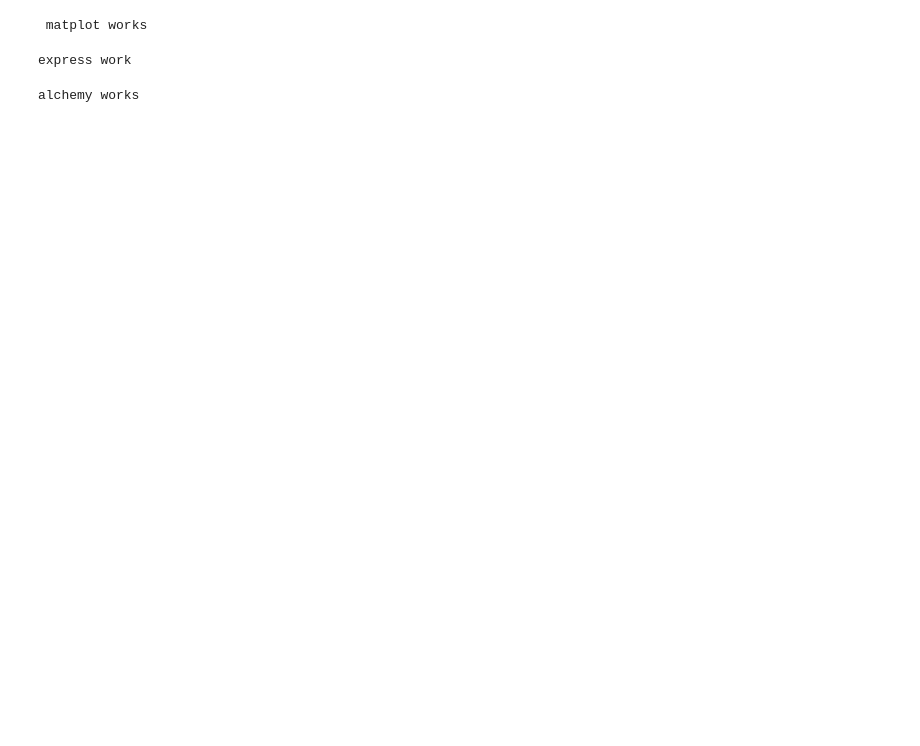
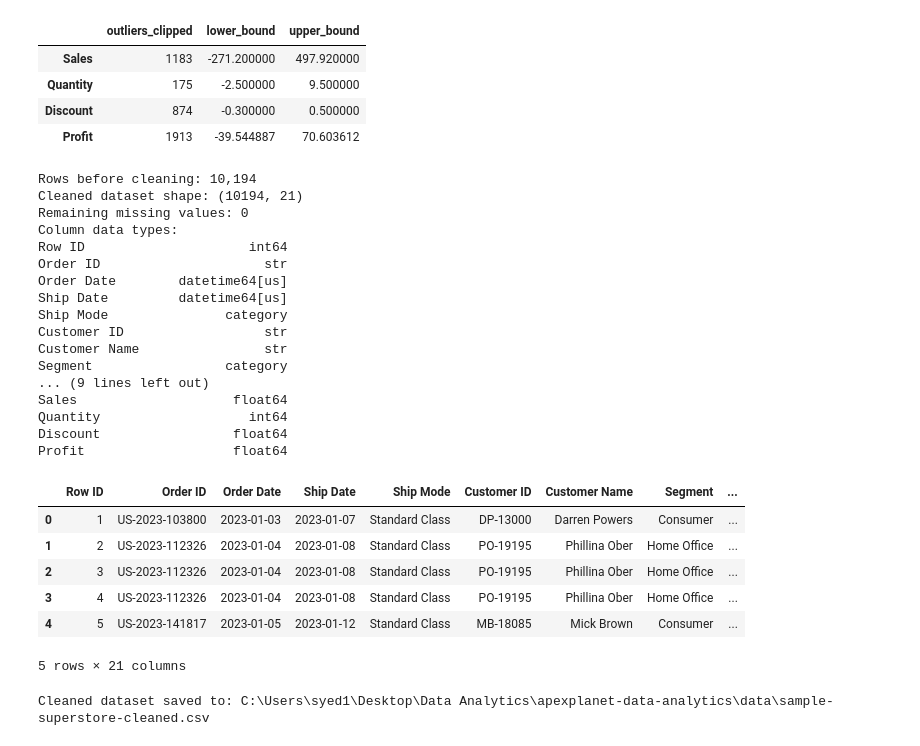
Before and after one commit to Syed2102/apexplanet-data-analytics, a Jupyter notebook: notebooks/01_exploritory_data_analysis.ipynb, the cells around one changed output. Cells and saved outputs as stored; diff of their text form; code cells hidden in the pictures; blank space fills up the shorter version.

Commit message:
Complete Superstore exploratory data analysis
Co-authored-by: Copilot <223556219+Copilot@users.noreply.github.com>

```diff
--- a/notebooks/01_exploritory_data_analysis.ipynb
+++ b/notebooks/01_exploritory_data_analysis.ipynb
@@ -15,15 +66,69 @@ numpy works
 # %%
-import matplotlib.pyplot as plt
-print(" matplot works")
+numeric_columns = [
+    column for column in df.select_dtypes(include="number").columns
+    if column != "Row ID"
+]
+outlier_summary = {}
+
+for column in numeric_columns:
+    original_dtype = df[column].dtype
+    q1 = df[column].quantile(0.25)
+    q3 = df[column].quantile(0.75)
+    iqr = q3 - q1
+    lower_bound = q1 - 1.5 * iqr
+    upper_bound = q3 + 1.5 * iqr
+    outlier_count = int(((df[column] < lower_bound) | (df[column] > upper_bound)).sum())
+    df[column] = df[column].clip(lower=lower_bound, upper=upper_bound)
+    if pd.api.types.is_integer_dtype(original_dtype):
+        df[column] = df[column].astype(original_dtype)
+    outlier_summary[column] = {
+        "outliers_clipped": outlier_count,
+        "lower_bound": lower_bound,
+        "upper_bound": upper_bound,
+    }
+
+pd.DataFrame.from_dict(outlier_summary, orient="index")
 # %% [output]
- matplot works
+|  | outliers_clipped | lower_bound | upper_bound |
+| Sales | 1183 | -271.200000 | 497.920000 |
+| Quantity | 175 | -2.500000 | 9.500000 |
+| Discount | 874 | -0.300000 | 0.500000 |
+| Profit | 1913 | -39.544887 | 70.603612 |
 # %%
-import plotly.express as px
-print("express work")
+print(f"Rows before cleaning: {rows_before_cleaning:,}")
+print(f"Cleaned dataset shape: {df.shape}")
+print("Remaining missing values:", int(df.isna().sum().sum()))
+print("Column data types:")
+print(df.dtypes.to_string())
+df.head()
 # %% [output]
-express work
+Rows before cleaning: 10,194
+Cleaned dataset shape: (10194, 21)
+Remaining missing values: 0
+Column data types:
+Row ID                     int64
+Order ID                     str
+Order Date        datetime64[us]
+Ship Date         datetime64[us]
+Ship Mode               category
+Customer ID                  str
+Customer Name                str
+Segment                 category
+... (9 lines left out)
+Sales                    float64
+Quantity                   int64
+Discount                 float64
+Profit                   float64
+|  | Row ID | Order ID | Order Date | Ship Date | Ship Mode | Customer ID | Customer Name | Segment | ... |
+| 0 | 1 | US-2023-103800 | 2023-01-03 | 2023-01-07 | Standard Class | DP-13000 | Darren Powers | Consumer | ... |
+| 1 | 2 | US-2023-112326 | 2023-01-04 | 2023-01-08 | Standard Class | PO-19195 | Phillina Ober | Home Office | ... |
+| 2 | 3 | US-2023-112326 | 2023-01-04 | 2023-01-08 | Standard Class | PO-19195 | Phillina Ober | Home Office | ... |
+| 3 | 4 | US-2023-112326 | 2023-01-04 | 2023-01-08 | Standard Class | PO-19195 | Phillina Ober | Home Office | ... |
+| 4 | 5 | US-2023-141817 | 2023-01-05 | 2023-01-12 | Standard Class | MB-18085 | Mick Brown | Consumer | ... |
+5 rows × 21 columns
 # %%
-import sqlalchemy
-print("alchemy works")
+cleaned_path = source_path.with_name("sample-superstore-cleaned.csv")
+df.to_csv(cleaned_path, index=False)
+print(f"Cleaned dataset saved to: {cleaned_path.resolve()}")
 # %% [output]
-alchemy works
+Cleaned dataset saved to: C:\Users\syed1\Desktop\Data Analytics\apexplanet-data-analytics\data\sample-superstore-cleaned.csv
```
Also changed, not shown: parts of 16 cells of this notebook, 2 other files.
